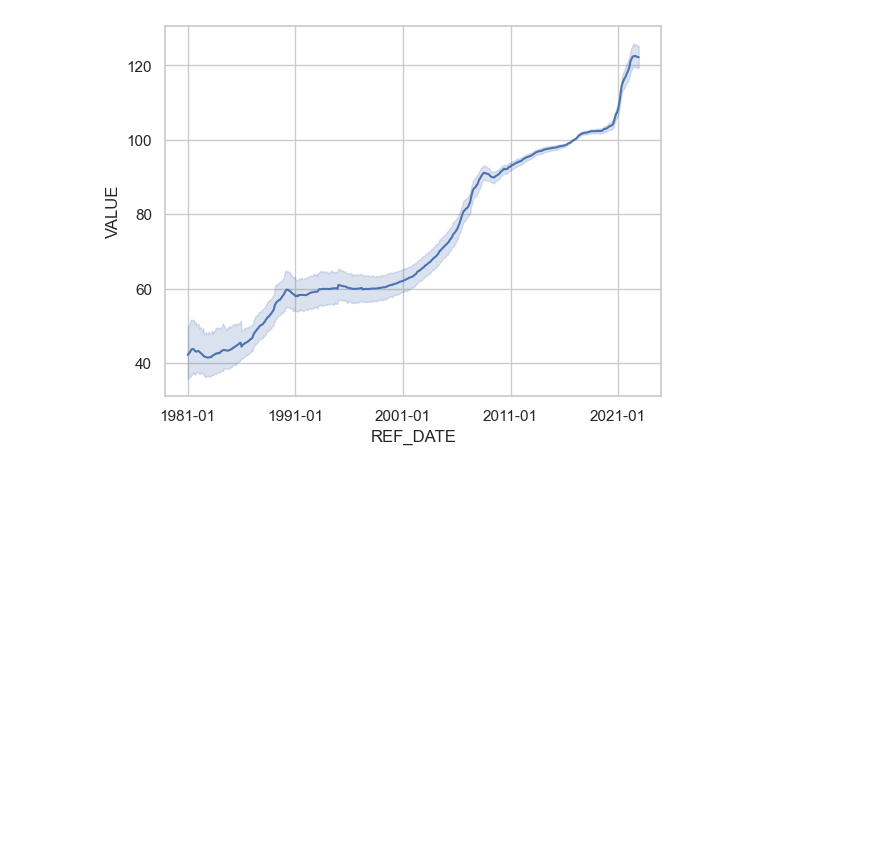
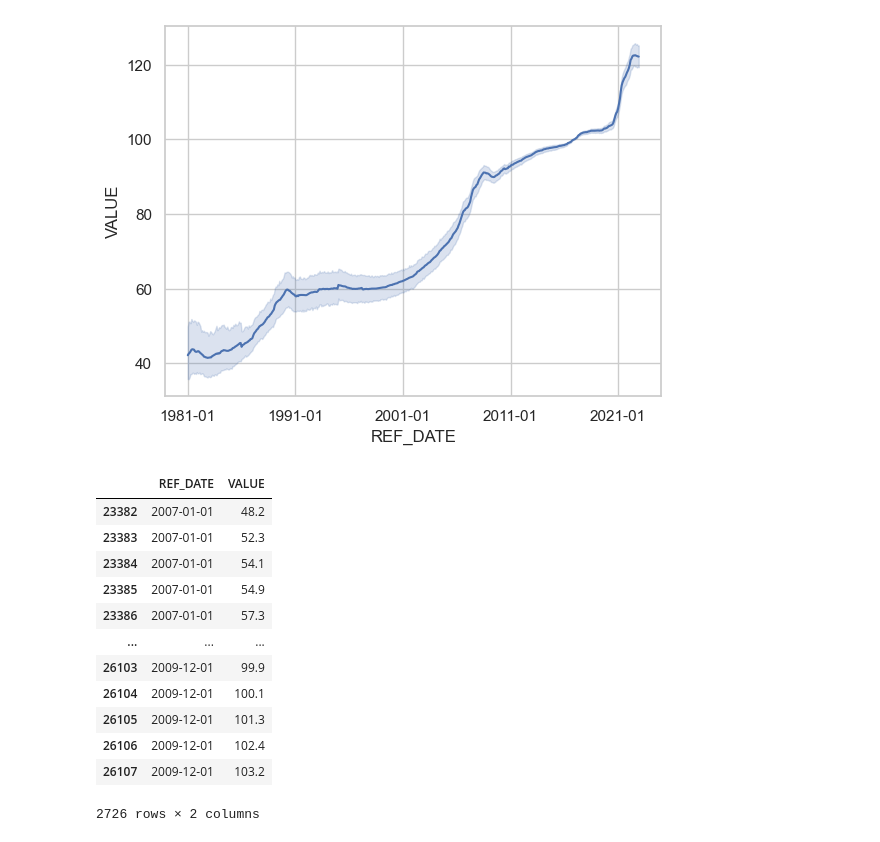
Before and after one commit to ubco-W2022T2-data301/project-group-group-2, a Jupyter notebook: analysis/analysis1.ipynb, the cells around one changed output. Cells and saved outputs as stored; diff of their text form; code cells hidden in the pictures; blank space fills up the shorter version.

```diff
--- a/analysis/analysis1.ipynb
+++ b/analysis/analysis1.ipynb
@@ -146,3 +146,23 @@ plt.xticks(["1981-01","1991-01","2001-01","2011-01","2021-01"])
   Text(360.0, 0, '2011-01'),
   Text(480.0, 0, '2021-01')])
 [figure]
+# %%
+df_index_2007_2010 = df_index_year_month.reset_index()
+df_index_2007_2010['REF_DATE'] = pd.to_datetime(df_index_2007_2010['REF_DATE'])
+df_index_2007_2010_fil = df_index_2007_2010.loc[(df_index_2007_2010['REF_DATE'] >= '2007-01-01')
+                     & (df_index_2007_2010['REF_DATE'] < '2010-01-01')]
+df_index_2007_2010_fil
+# %% [output]
+|  | REF_DATE | VALUE |
+| 23382 | 2007-01-01 | 48.2 |
+| 23383 | 2007-01-01 | 52.3 |
+| 23384 | 2007-01-01 | 54.1 |
+| 23385 | 2007-01-01 | 54.9 |
+| 23386 | 2007-01-01 | 57.3 |
+| ... | ... | ... |
+| 26103 | 2009-12-01 | 99.9 |
+| 26104 | 2009-12-01 | 100.1 |
+| 26105 | 2009-12-01 | 101.3 |
+| 26106 | 2009-12-01 | 102.4 |
+| 26107 | 2009-12-01 | 103.2 |
+2726 rows × 2 columns
```
Also changed, not shown: parts of 6 cells of this notebook, 2 other files.
